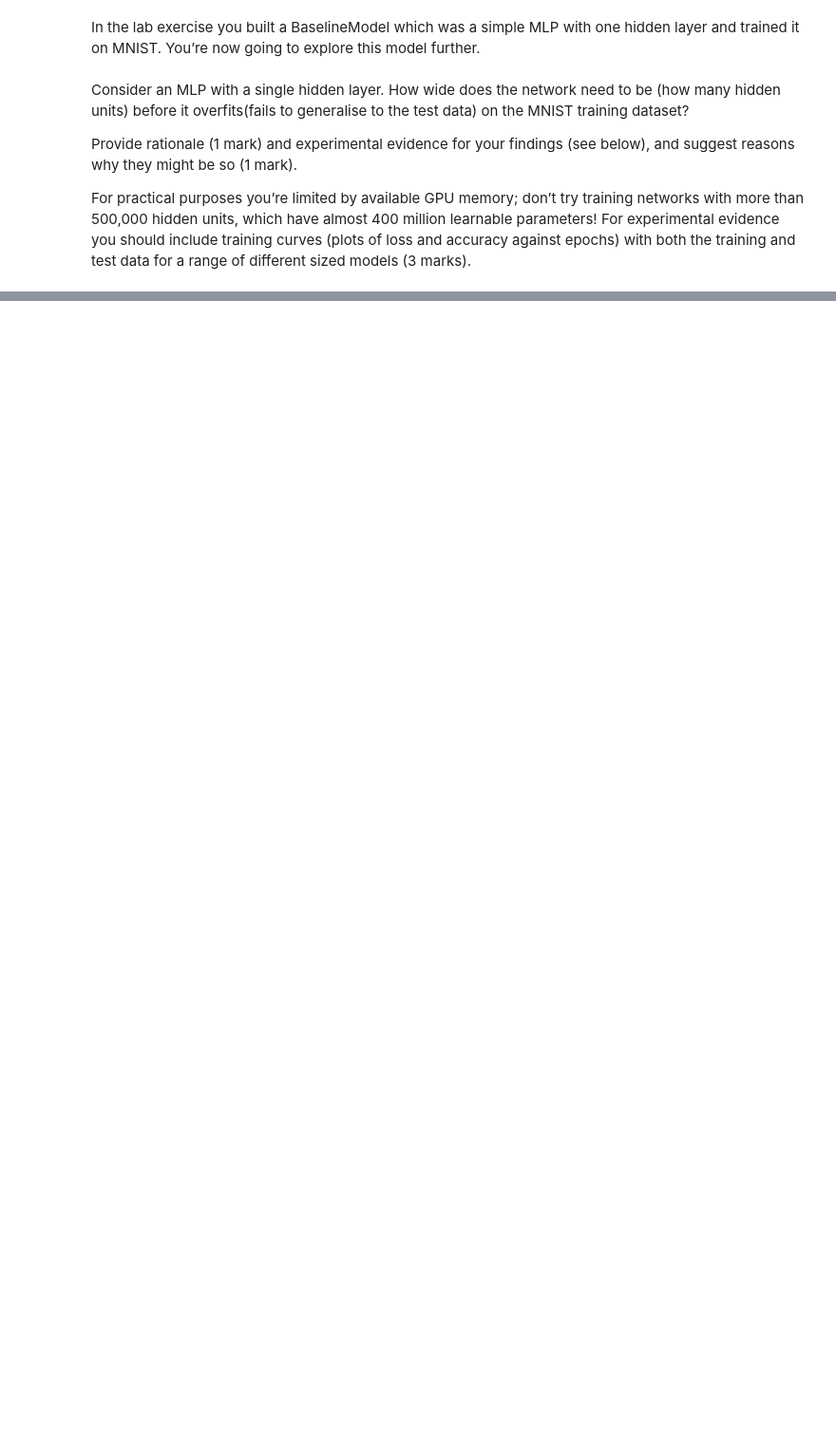
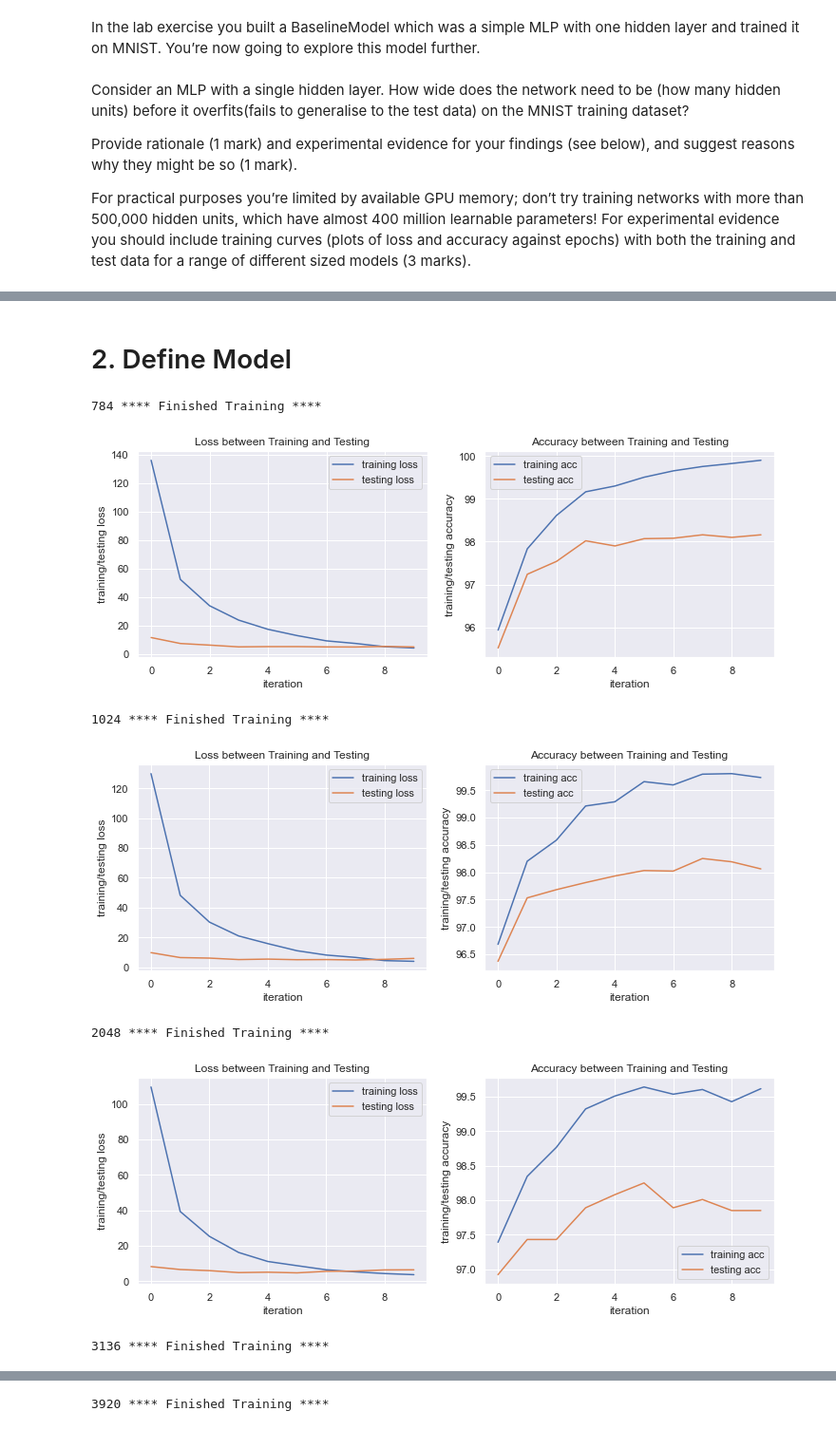
Before and after one commit to ixiaopan/DataScience, a Jupyter notebook: DeepLearning/Lab4.ipynb, the cells around one changed output, grey strips where cells are left out. Shown at 95% size. Cells and saved outputs as stored; diff of their text form; code cells hidden in the pictures; blank space fills up the shorter version.

```diff
--- a/DeepLearning/Lab4.ipynb
+++ b/DeepLearning/Lab4.ipynb
@@ -18,0 +41,21 @@ For practical purposes you’re limited by available GPU memory; don’t try tra
+# %%
+# create data loaders
+trainloader = DataLoader(trainset, batch_size=128, shuffle=True)
+testloader = DataLoader(testset, batch_size=128, shuffle=True)
+# %% [markdown]
+# 2. Define Model
+# %%
+# define baseline model
+class BaselineModel(nn.Module):
+    def __init__(self, input_size, hidden_size, num_classes):
+        super(BaselineModel, self).__init__()
+        self.fc1 = nn.Linear(input_size, hidden_size)
+        self.fc2 = nn.Linear(hidden_size, num_classes)
+
+    def forward(self, x):
+        out = self.fc1(x)
+        out = F.relu(out)
+        out = self.fc2(out)
+        if not self.training:
+            out = F.softmax(out, dim=1)
+        return out
@@ -18,0 +129,34 @@ For practical purposes you’re limited by available GPU memory; don’t try tra
+# %%
+def plotAcc(hidden_size=784, iters = 10):
+    training_loss_epoch, test_loss_epoch, train_acc_epoch, test_acc_epoch = train(hidden_size, iters)
+
+    x = np.arange(iters)
+    sns.set(style="darkgrid")
+    # sns.set(palette="muted")
+    fig, (ax1, ax2) = plt.subplots(1, 2, figsize=(12,4))
+
+    sns.lineplot(x=x, y=training_loss_epoch,  label='training loss', ax=ax1)
+    sns.lineplot(x=x, y=test_loss_epoch,label='testing loss', ax=ax1)
+    ax1.set_title('Loss between Training and Testing')
+    ax1.set_xlabel('iteration')
+    ax1.set_ylabel('training/testing loss')
+
+
+    sns.lineplot(x=x, y=train_acc_epoch,  label='training acc', ax=ax2)
+    sns.lineplot(x=x, y=test_acc_epoch,  label='testing acc', ax=ax2)
+    ax2.set_title('Accuracy between Training and Testing')
+    ax2.set_xlabel('iteration')
+    ax2.set_ylabel('training/testing accuracy')
+
+    plt.show()
+# %%
+for s in [784, 1024, 2048, 784*4, 784*5 ]:
+    plotAcc(s)
+# %% [output]
+784 **** Finished Training ****
+[figure, added]
+1024 **** Finished Training ****
+[figure, added]
+2048 **** Finished Training ****
+[figure, added]
+3136 **** Finished Training ****
@@ -18,0 +164 @@ For practical purposes you’re limited by available GPU memory; don’t try tra
+3920 **** Finished Training ****
```
Also changed, not shown: parts of 7 cells of this notebook, 6 other files.
